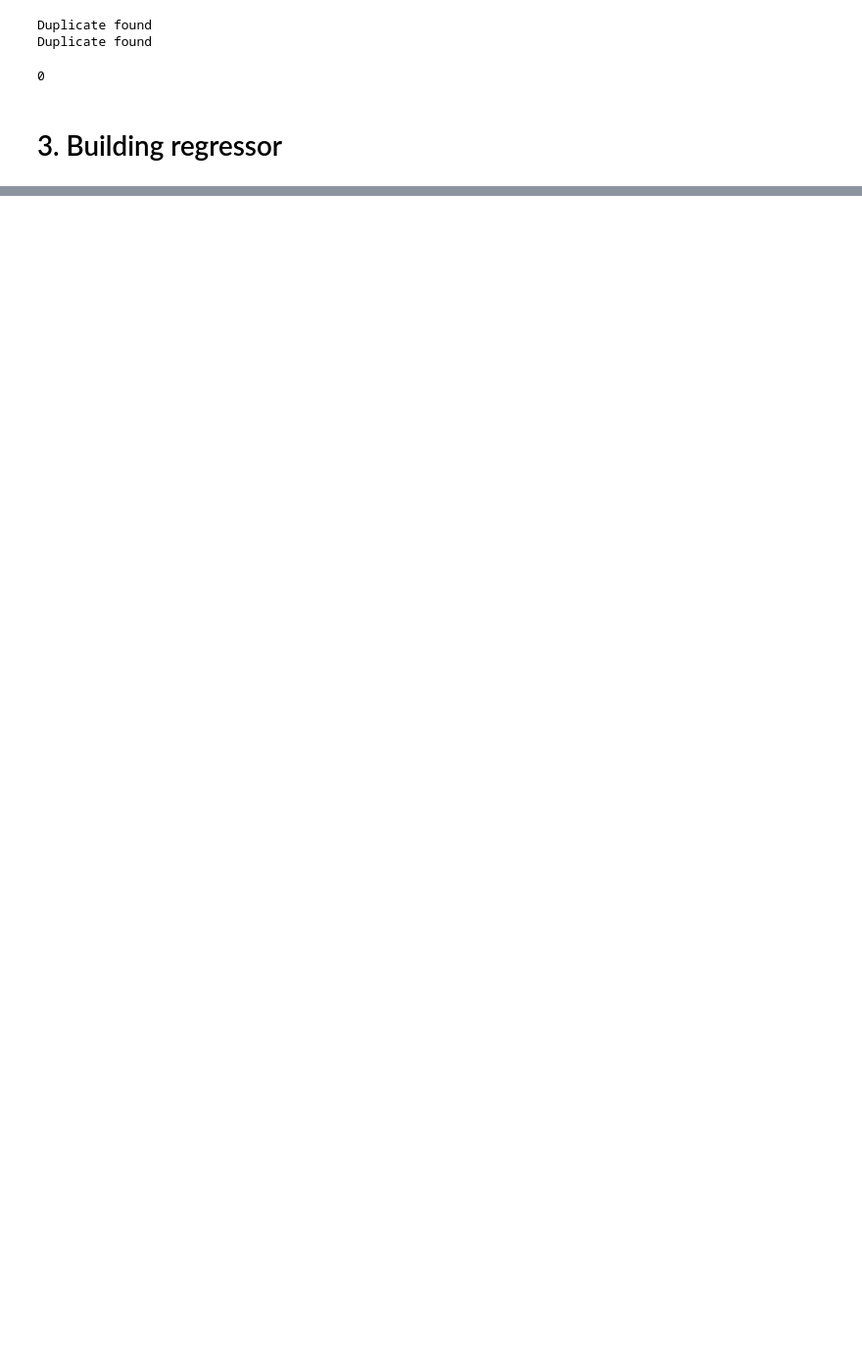
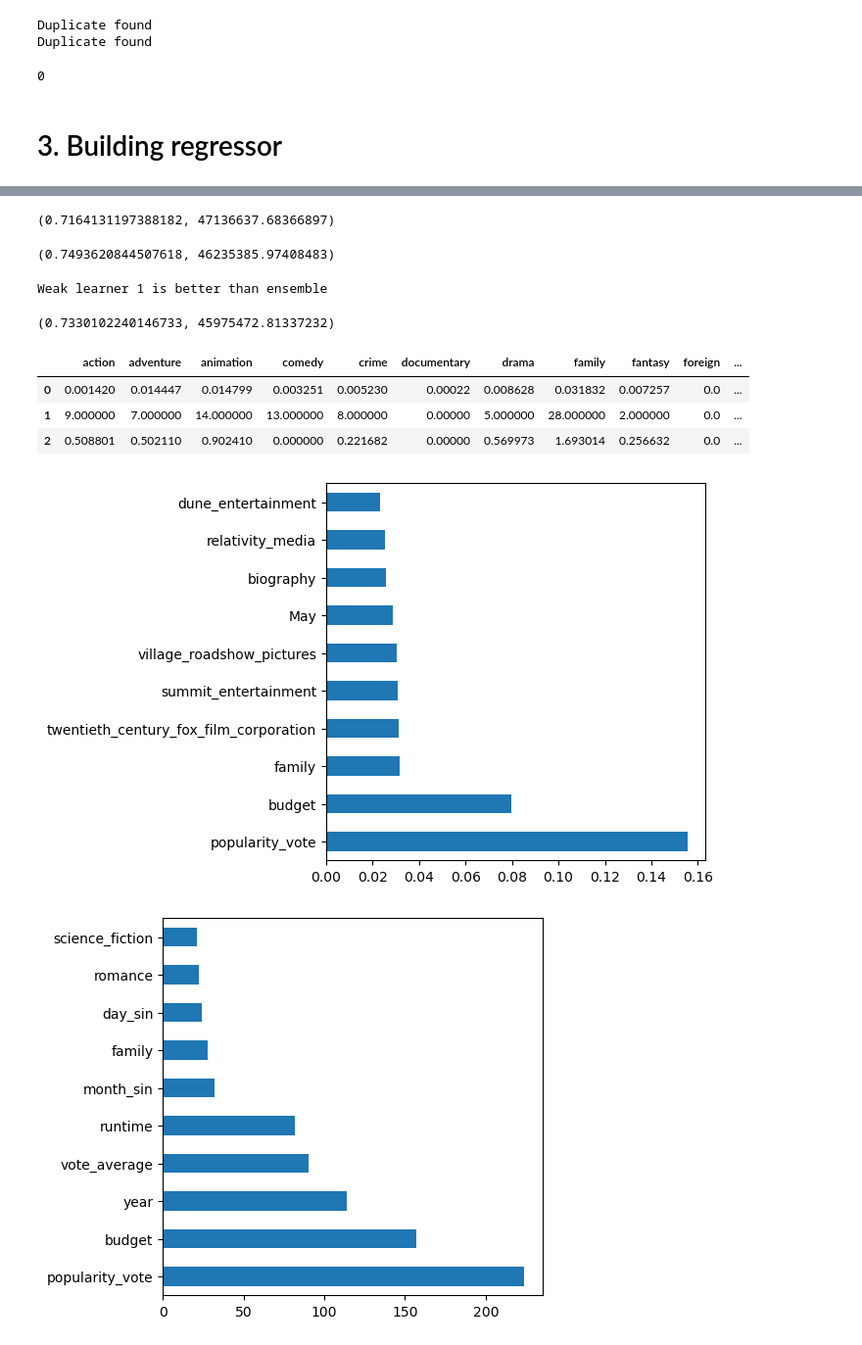
Before and after one commit to kamil271e/ml-pipe-tab, a Jupyter notebook: movies.ipynb, the cells around one changed output, grey strips where cells are left out. Shown at 98% size. Saved outputs shown, nothing was run; the diff lists cells and outputs as text; code cells hidden in the pictures; blank space fills up the shorter version.

Commit message:
More code in separate files; hpo & feature importances experiments

```diff
--- a/movies.ipynb
+++ b/movies.ipynb
@@ -646,12 +647 @@ Wall time: 3.07 s
-# %%
-# little post processing
-def handle_same_name_col(df):
-    column_names = set()
-    for i, column in enumerate(df.columns):
-        if column in column_names:
-            print("Duplicate found")
-            df.columns.values[i] = f'{column}_{i}'
-        else:
-            column_names.add(column)
-    return df
 # %%
@@ -727,0 +718,12 @@ r2_score(y_hat, y_test), mean_absolute_error(y_hat, y_test)
+# %%
+ensemble_mae = mean_absolute_error(y_hat, y_test)
+ensemble_r2 = r2_score(y_hat, y_test)
+ensemble_r2, ensemble_mae
+# %% [output]
+(0.7164131197388182, 47136637.68366897)
+# %%
+ensemble_mae = mean_absolute_error(y_hat, y_test)
+ensemble_r2 = r2_score(y_hat, y_test)
+ensemble_r2, ensemble_mae
+# %% [output]
+(0.7493620844507618, 46235385.97408483)
@@ -727,0 +733,29 @@ r2_score(y_hat, y_test), mean_absolute_error(y_hat, y_test)
+# %%
+# sanity check
+ensemble_mae = mean_absolute_error(y_hat, y_test)
+for i, model in enumerate(weak_learners):
+    y_hat_weak = model[1].predict(X_test_T)
+    mae = mean_absolute_error(y_hat_weak, y_test)
+    if mae < ensemble_mae:
+        print(f'Weak learner {i} is better than ensemble')
+# %% [output]
+Weak learner 1 is better than ensemble
+# %%
+y_hat1 = weak_learners[1][1].predict(X_test_T)
+r2_score(y_hat1, y_test), mean_absolute_error(y_hat1, y_test)
+# %% [output]
+(0.7330102240146733, 45975472.81337232)
+# %%
+feature_importances = [model[1].feature_importances_ for model in weak_learners]
+feature_importances = pd.DataFrame(feature_importances, columns=X_train_T.columns)
+feature_importances
+# %% [output]
+|  | action | adventure | animation | comedy | crime | documentary | drama | family | fantasy | foreign | ... |
+| 0 | 0.001420 | 0.014447 | 0.014799 | 0.003251 | 0.005230 | 0.00022 | 0.008628 | 0.031832 | 0.007257 | 0.0 | ... |
+| 1 | 9.000000 | 7.000000 | 14.000000 | 13.000000 | 8.000000 | 0.00000 | 5.000000 | 28.000000 | 2.000000 | 0.0 | ... |
+| 2 | 0.508801 | 0.502110 | 0.902410 | 0.000000 | 0.221682 | 0.00000 | 0.569973 | 1.693014 | 0.256632 | 0.0 | ... |
+# %%
+plot_weak_learners_feature_importance(feature_importances)
+# %% [output]
+[figure, added]
+[figure, added]
```
Also changed, not shown: parts of 57 cells of this notebook, 6 other files.
